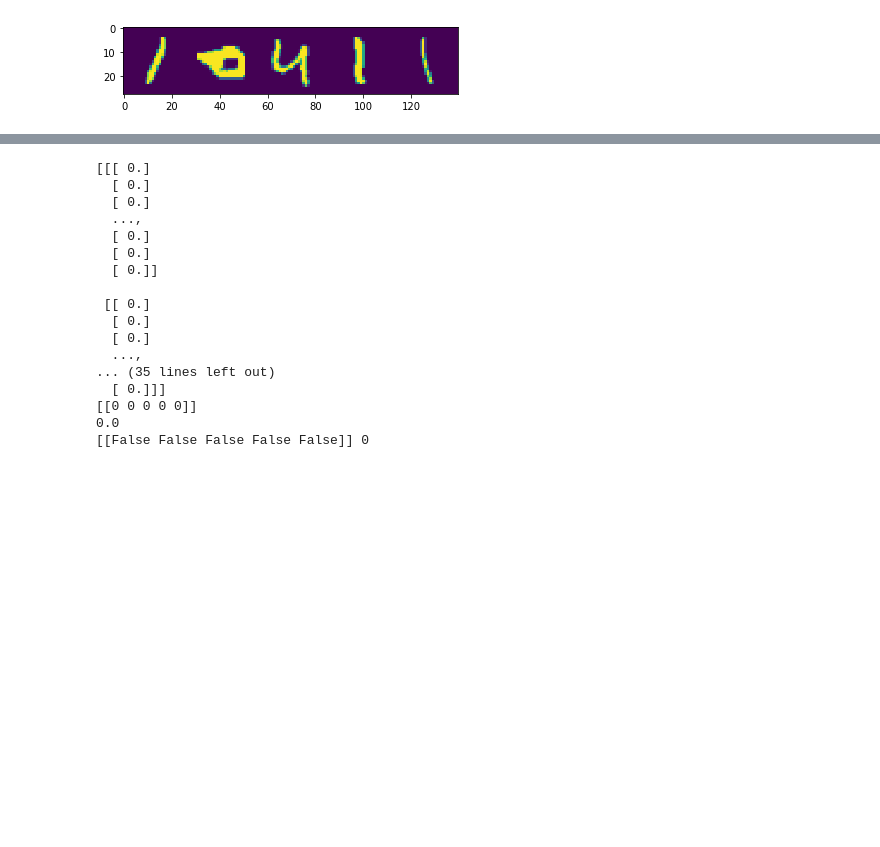
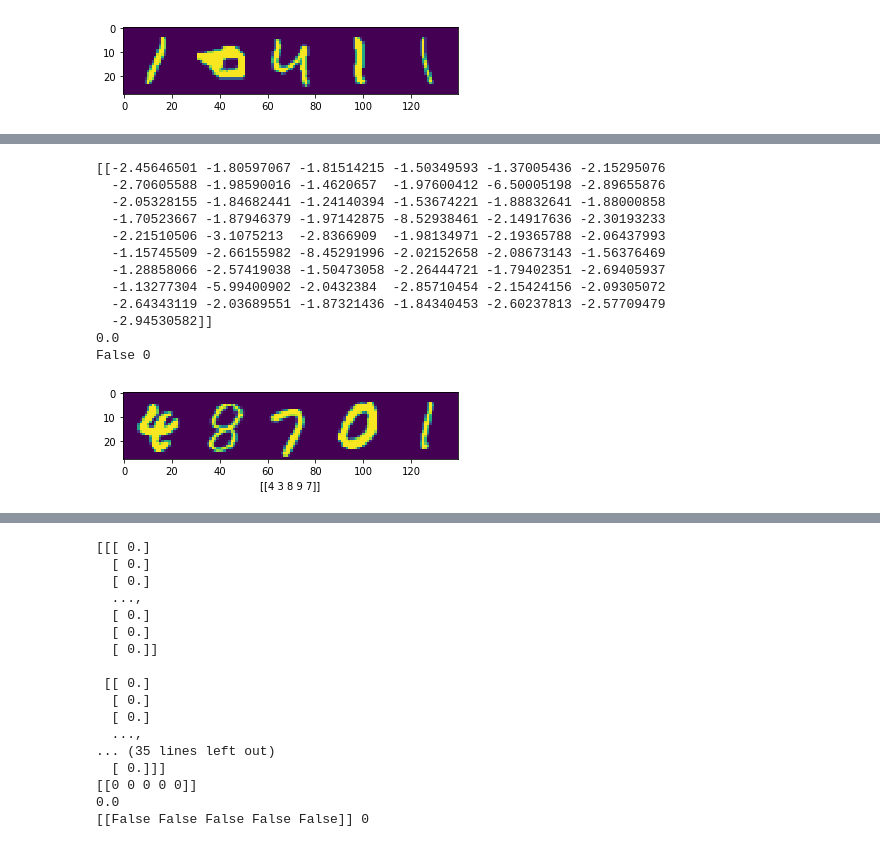
Before and after one commit to Heerozh/machine-learning, a Jupyter notebook: projects/digit_recognition/digit_recognition.ipynb, the cells around one changed output, grey strips where cells are left out. Drawn from its saved outputs; the diff is of its cells as text; code cells hidden in the pictures; blank space fills up the shorter version.

```diff
--- a/projects/digit_recognition/digit_recognition.ipynb
+++ b/projects/digit_recognition/digit_recognition.ipynb
@@ -175,0 +233,39 @@ Test accuracy: 79.6%
+# %%
+# helper = reload(helper)
+# clf =  helper.Learner(my_model, accuracy)
+def predict(img):
+    with tf.Session(graph=graph) as session:
+        saver.restore(session, tf.train.latest_checkpoint('./'))
+        feed_dict = {
+            tf_train_data: img,
+            tf_drop: 0.85,
+        }
+        return session.run(logits, feed_dict=feed_dict)
+
+sample_idx = np.random.randint(len(test_data))  # pick a random image index
+sample_image = test_data[sample_idx, :]  # extract a 2D slice
+plt.imshow(sample_image.reshape(28, 28*5))  # display it
+
+# predict_lab = clf.predict(np.array([sample_image]))
+predict_lab = predict(np.array([sample_image]))
+
+plt.xlabel(  argmaxlab(predict_lab[0]) )
+print(predict_lab)
+print((100.0 * np.sum(predict_lab == argmaxlab(test_labs[sample_idx]))
+          / (1 * num_seqlen)))
+t =( predict_lab == argmaxlab(test_labs[sample_idx]))
+print(t, np.sum(t))
+# %% [output]
+[[-2.45646501 -1.80597067 -1.81514215 -1.50349593 -1.37005436 -2.15295076
+  -2.70605588 -1.98590016 -1.4620657  -1.97600412 -6.50005198 -2.89655876
+  -2.05328155 -1.84682441 -1.24140394 -1.53674221 -1.88832641 -1.88000858
+  -1.70523667 -1.87946379 -1.97142875 -8.52938461 -2.14917636 -2.30193233
+  -2.21510506 -3.1075213  -2.8366909  -1.98134971 -2.19365788 -2.06437993
+  -1.15745509 -2.66155982 -8.45291996 -2.02152658 -2.08673143 -1.56376469
+  -1.28858066 -2.57419038 -1.50473058 -2.26444721 -1.79402351 -2.69405937
+  -1.13277304 -5.99400902 -2.0432384  -2.85710454 -2.15424156 -2.09305072
+  -2.64343119 -2.03689551 -1.87321436 -1.84340453 -2.60237813 -2.57709479
+  -2.94530582]]
+0.0
+False 0
+[figure, added]
```
Also changed, not shown: parts of 6 cells of this notebook, 1 other file.
